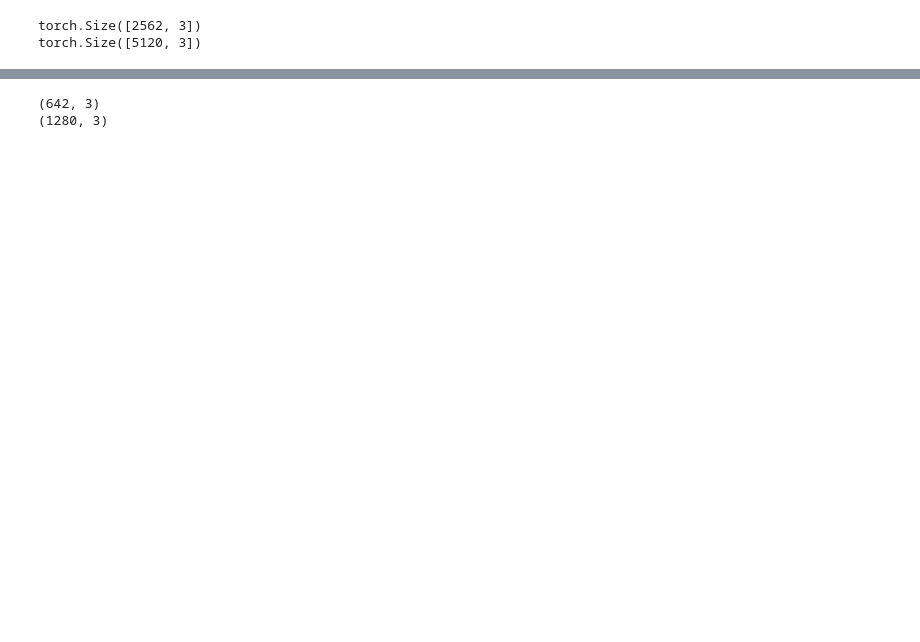
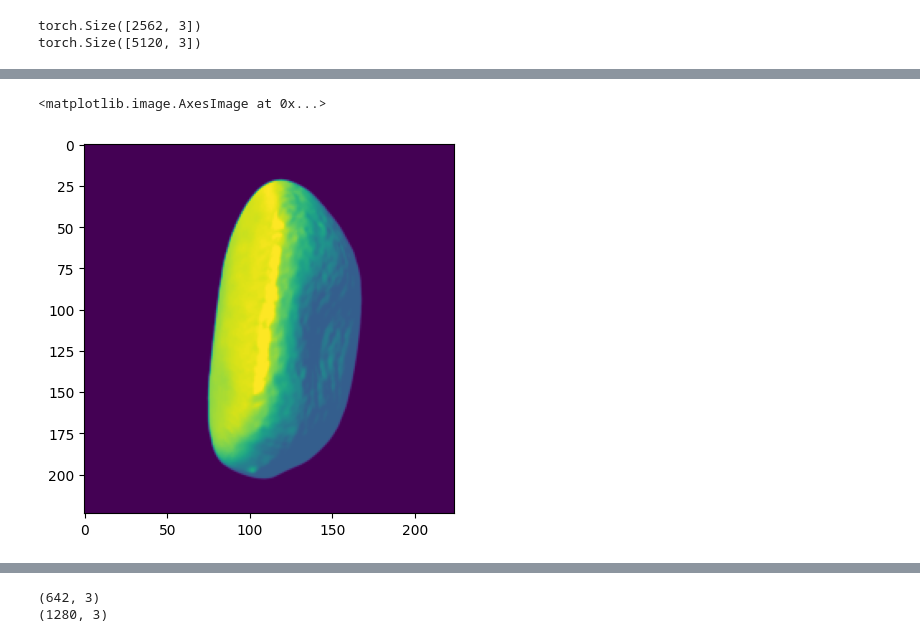
Before and after one commit to 3d-pollen-reconstruction/sequoia, a Jupyter notebook: notebooks/p2m_sandbox.ipynb, the cells around one changed output, grey strips where cells are left out. Cells and saved outputs as stored; diff of their text form; code cells hidden in the pictures; blank space fills up the shorter version.

```diff
--- a/notebooks/p2m_sandbox.ipynb
+++ b/notebooks/p2m_sandbox.ipynb
@@ -1164,0 +1110,5 @@ plt.show()
+# %%
+plt.imshow(right_tensor.permute(1,2,0).cpu().numpy())
+# %% [output]
+<matplotlib.image.AxesImage at 0x...>
+[figure, added]
```
Also changed, not shown: parts of 20 cells of this notebook, 2 other files.
